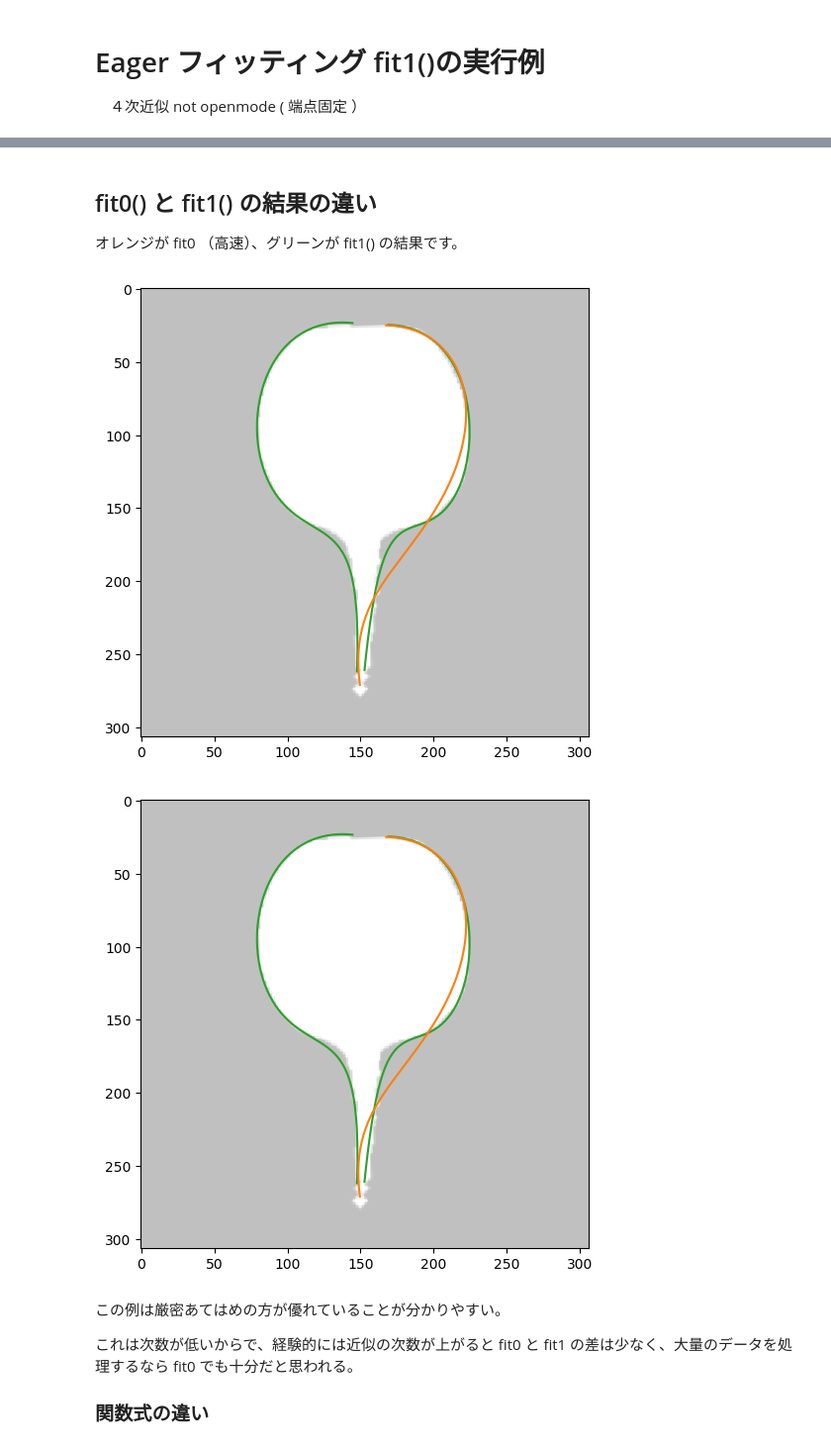
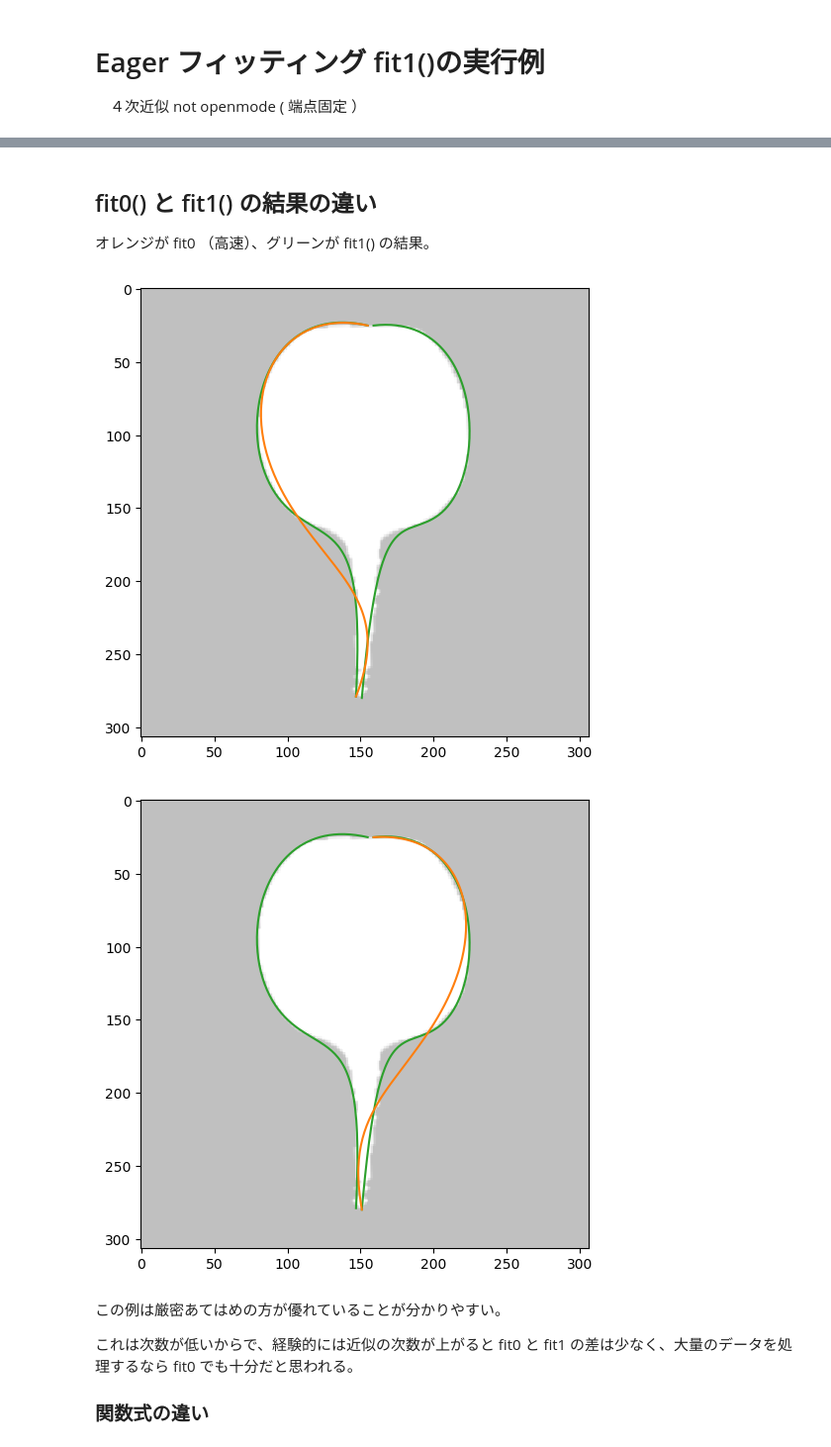
Before and after one commit to iciromaco/RadiShLab, a Jupyter notebook: N006_ベジエ曲線あてはめ.ipynb, the cells around one changed output, grey strips where cells are left out. Shown at 99% size. Cells and saved outputs as stored; diff of their text form; code cells hidden in the pictures.

```diff
--- a/N006_ベジエ曲線あてはめ.ipynb
+++ b/N006_ベジエ曲線あてはめ.ipynb
@@ -270,13 +313,13 @@ Wall time: 3min 38s
 # %% [markdown]
 ## fit0() と fit1() の結果の違い
 
-オレンジが fit0 （高速）、グリーンが fit1() の結果です。
+オレンジが fit0 （高速）、グリーンが fit1() の結果。
 # %%
-rd.drawBez(img,stt=0.02,end=0.98,bezL=fL1,bezR=fR1,bezC=fR0,ct=list("221456789"))
-rd.drawBez(img,stt=0.02,end=0.98,bezL=fL1,bezR=fR1,bezC=fR0,ct=list("2213456789"))
+rd.drawBez(img,stt=0.0,end=1.0,bezL=fL1,bezR=fR1,bezC=fL0,ct=list("221456789"))
+rd.drawBez(img,stt=0.0,end=1.0,bezL=fL1,bezR=fR1,bezC=fR0,ct=list("2213456789"))
 # %% [output]
-[figure, old version]
+[figure, new version]
-[figure, old version]
+[figure, new version]
 # %% [markdown]
 この例は厳密あてはめの方が優れていることが分かりやすい。
 
```
Also changed, not shown: parts of 8 cells of this notebook, 1 other file.
